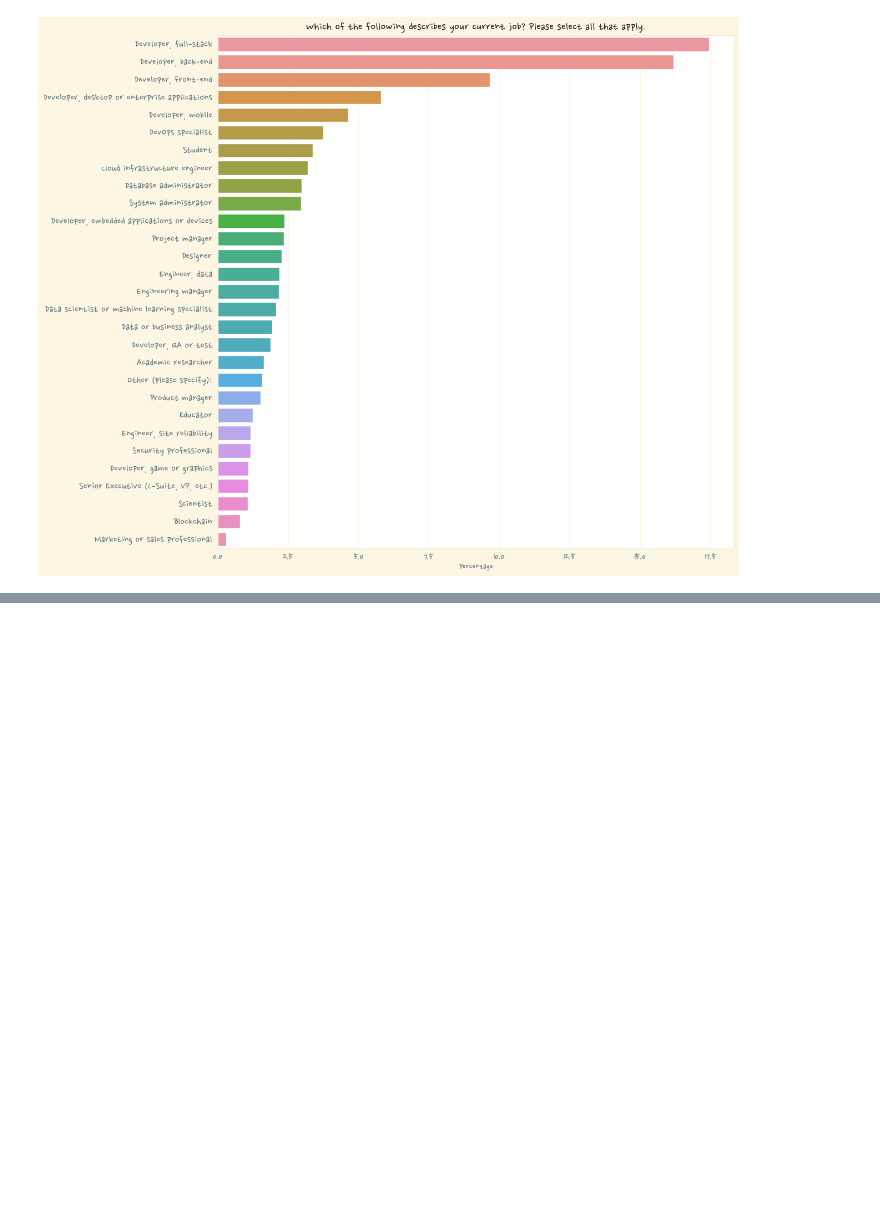
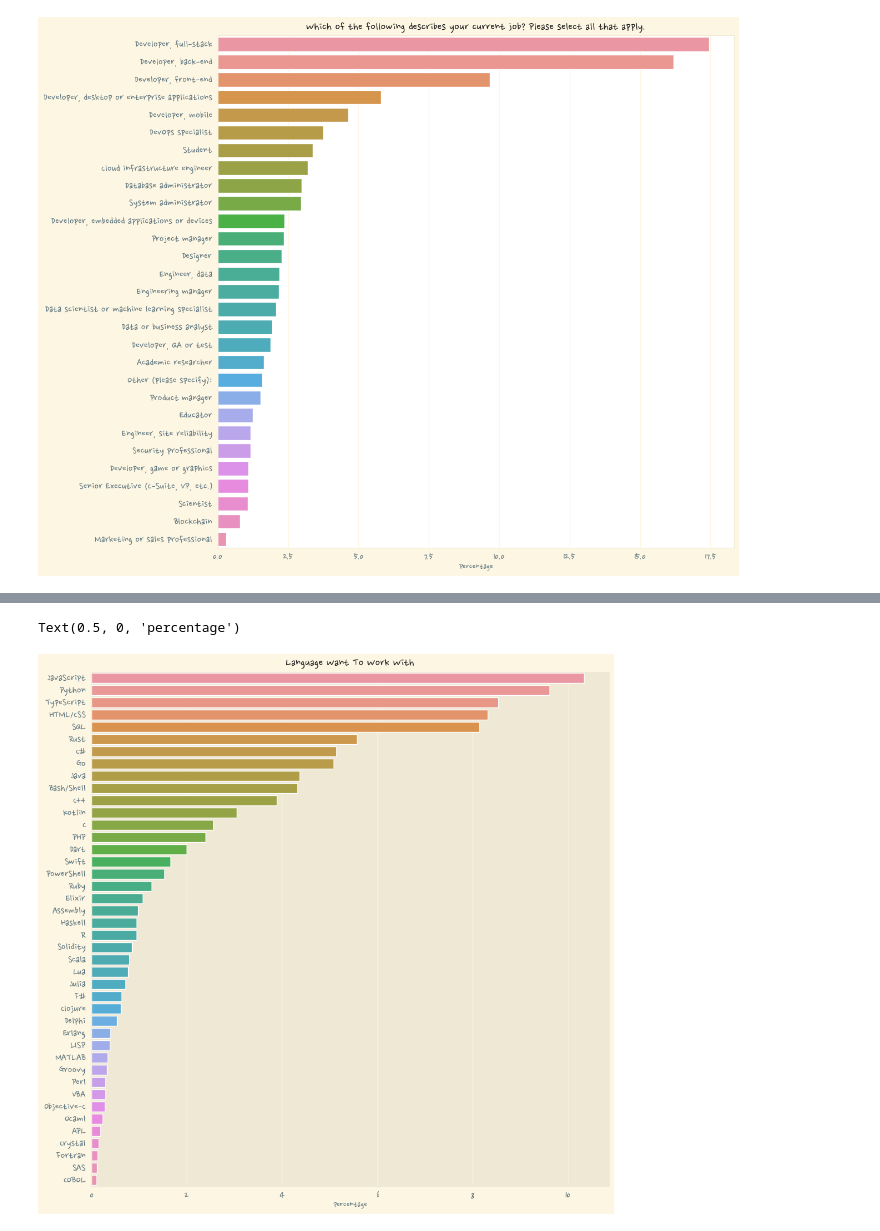
Before and after one commit to Atopiano/pythonbasic, a Jupyter notebook: 18python_basic.ipynb, the cells around one changed output, grey strips where cells are left out. Saved outputs shown, nothing was run; the diff lists cells and outputs as text; code cells hidden in the pictures; blank space fills up the shorter version.

```diff
--- a/18python_basic.ipynb
+++ b/18python_basic.ipynb
@@ -826,0 +1182,3 @@ plt.show()
+# %%
+lang_want_work = survey_df.LanguageWantToWorkWith
+lang_want_work
@@ -826,0 +1199,3 @@ plt.show()
+# %%
+lang_want_work_split = split_multicolumn(lang_want_work)
+lang_want_work_split
@@ -826,0 +1217,3 @@ plt.show()
+# %%
+lang_want_work_sum = lang_want_work_split.sum().sort_values(ascending=False)
+lang_want_work_sum
@@ -826,0 +1238,3 @@ plt.show()
+# %%
+lang_want_work_mean = lang_want_work_sum / lang_want_work_sum.sum() * 100
+lang_want_work_mean
@@ -826,0 +1259,10 @@ plt.show()
+# %%
+plt.figure(figsize=(12,12))
+
+sns.barplot(x=lang_want_work_mean, y=lang_want_work_mean.index)
+
+plt.title('Language Want To Work With')
+plt.xlabel('percentage')
+# %% [output]
+Text(0.5, 0, 'percentage')
+[figure, added]
```
Also changed, not shown: parts of 38 cells of this notebook, 6 other files.
